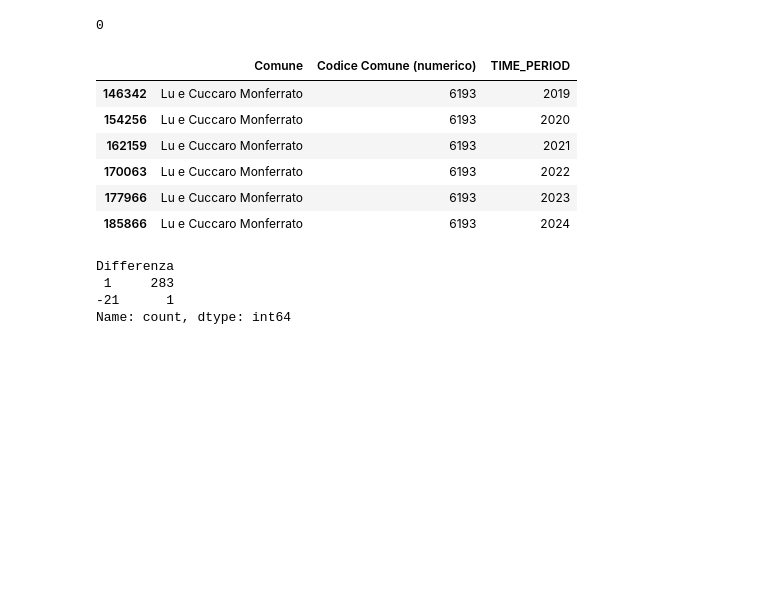
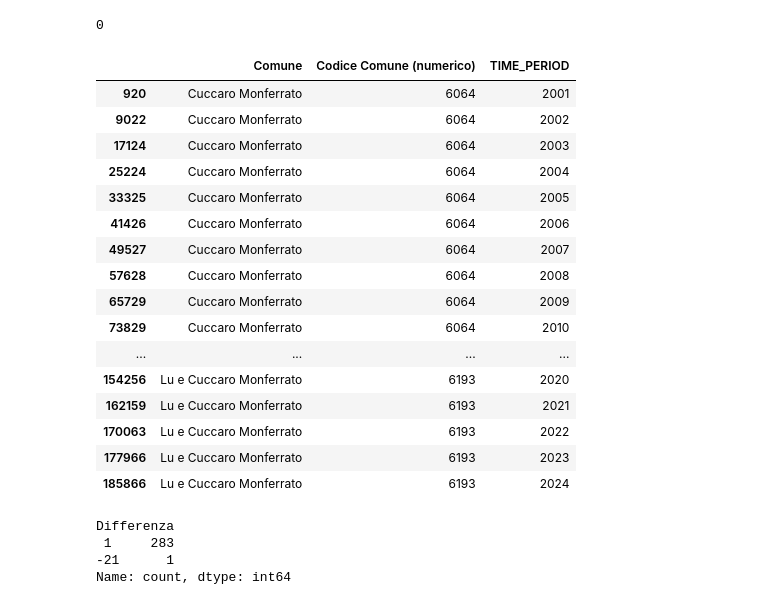
Before and after one commit to EliaValenti/Road_accidents_analysis, a Jupyter notebook: Notebooks/01_FIXED_cleanind_overview.ipynb, the cells around one changed output. Cells and saved outputs as stored; diff of their text form; code cells hidden in the pictures; blank space fills up the shorter version.

```diff
--- a/Notebooks/01_FIXED_cleanind_overview.ipynb
+++ b/Notebooks/01_FIXED_cleanind_overview.ipynb
@@ -201,18 +208,22 @@ print(len(codici_istat - codici_situas))
 # %% [output]
 0
 # %%
-df_situas_raw[
-    df_situas_raw["Comune"].str.contains(
-        "LU E CUCCARO",
-        case=False,
-        na=False
-    )
-][["Comune",
-   "Codice Comune (numerico)",
-   "TIME_PERIOD"]].sort_values("TIME_PERIOD")
+#cerco di capire se Cuccaro Monferrato (preso come esempio) sia stato soppresso oppure unito ad un altro comune
+df_situas_raw[df_situas_raw["Comune"].str.contains("CUCCARO MONFERRATO",case=False,na=False)][
+    ["Comune","Codice Comune (numerico)","TIME_PERIOD"]].sort_values("TIME_PERIOD")
 # %% [output]
 |  | Comune | Codice Comune (numerico) | TIME_PERIOD |
-| 146342 | Lu e Cuccaro Monferrato | 6193 | 2019 |
+| 920 | Cuccaro Monferrato | 6064 | 2001 |
+| 9022 | Cuccaro Monferrato | 6064 | 2002 |
+| 17124 | Cuccaro Monferrato | 6064 | 2003 |
+| 25224 | Cuccaro Monferrato | 6064 | 2004 |
+| 33325 | Cuccaro Monferrato | 6064 | 2005 |
+| 41426 | Cuccaro Monferrato | 6064 | 2006 |
+| 49527 | Cuccaro Monferrato | 6064 | 2007 |
+| 57628 | Cuccaro Monferrato | 6064 | 2008 |
+| 65729 | Cuccaro Monferrato | 6064 | 2009 |
+| 73829 | Cuccaro Monferrato | 6064 | 2010 |
+| ... | ... | ... | ... |
 | 154256 | Lu e Cuccaro Monferrato | 6193 | 2020 |
 | 162159 | Lu e Cuccaro Monferrato | 6193 | 2021 |
 | 170063 | Lu e Cuccaro Monferrato | 6193 | 2022 |
```
Also changed, not shown: parts of 10 cells of this notebook, 9 other files.
